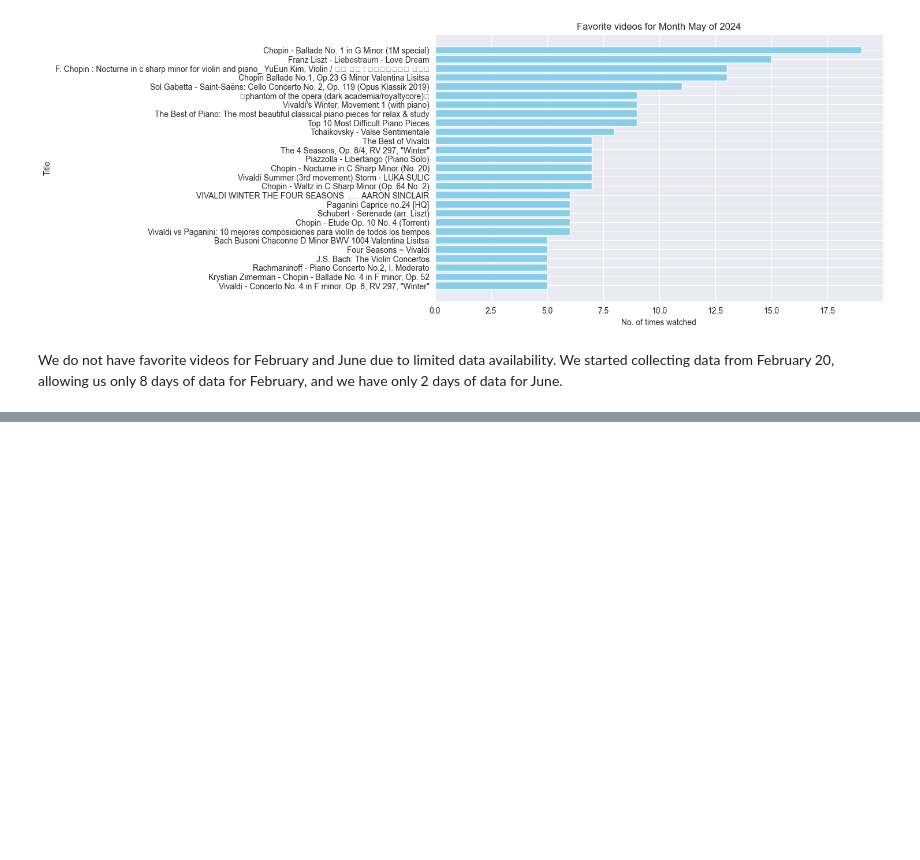
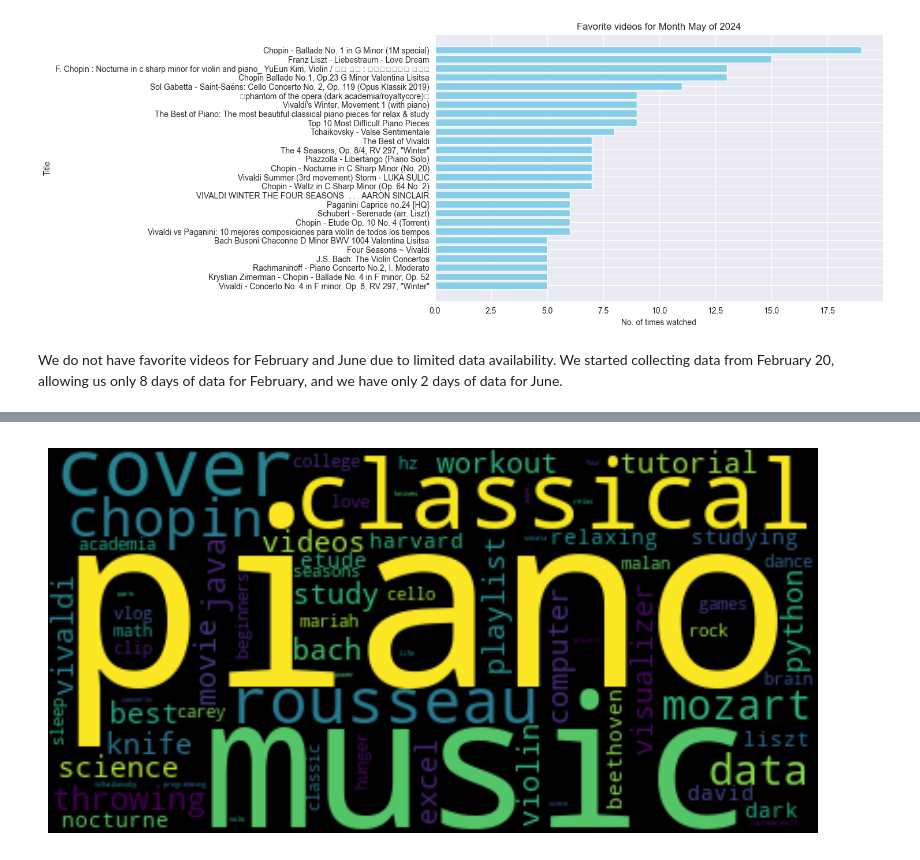
Before and after one commit to Johncarlodeveloper/YouTube-Watch-History-Data-to-CSV-file, a Jupyter notebook: analysis.ipynb, the cells around one changed output, grey strips where cells are left out. Cells and saved outputs as stored; diff of their text form; code cells hidden in the pictures; blank space fills up the shorter version.

```diff
--- a/analysis.ipynb
+++ b/analysis.ipynb
@@ -462,0 +533,32 @@ We do not have favorite videos for February and June due to limited data availab
+# %%
+def count_tags(data_tags, filter_words):
+    words = defaultdict(int)
+
+    for tags in data_tags['video_tags']:
+        if isinstance(tags, str):
+            for tag in tags.split(','):
+                for sub_tag in tag.split():
+                    if sub_tag.lower() not in filter_words and sub_tag.lower().isalpha() and len(sub_tag.lower()) > 1:
+                        words[sub_tag.lower().strip()] += 1
+
+    # Convert dictionary to DataFrame
+    return pd.DataFrame(list(words.items()), columns=['sub_tag', 'count'])
+
+all_tags = df
+all_tags = all_tags.drop_duplicates(subset='title', keep='first')
+all_tags = count_tags(all_tags, stop_words)
+all_tags = all_tags.sort_values(by='count', ascending=False).head(70)
+
+# Convert DataFrame to dictionary
+word_freq_dict = dict(zip(all_tags['sub_tag'], all_tags['count']))
+
+# Generate a word cloud image
+wordcloud = WordCloud().generate_from_frequencies(word_freq_dict)
+
+# Display the generated image
+plt.figure(figsize=(10, 5))  # Adjust the size of the plot
+plt.imshow(wordcloud, interpolation='bilinear')
+plt.axis("off")
+plt.show()
+# %% [output]
+[figure, added]
```
Also changed, not shown: parts of 4 cells of this notebook.
